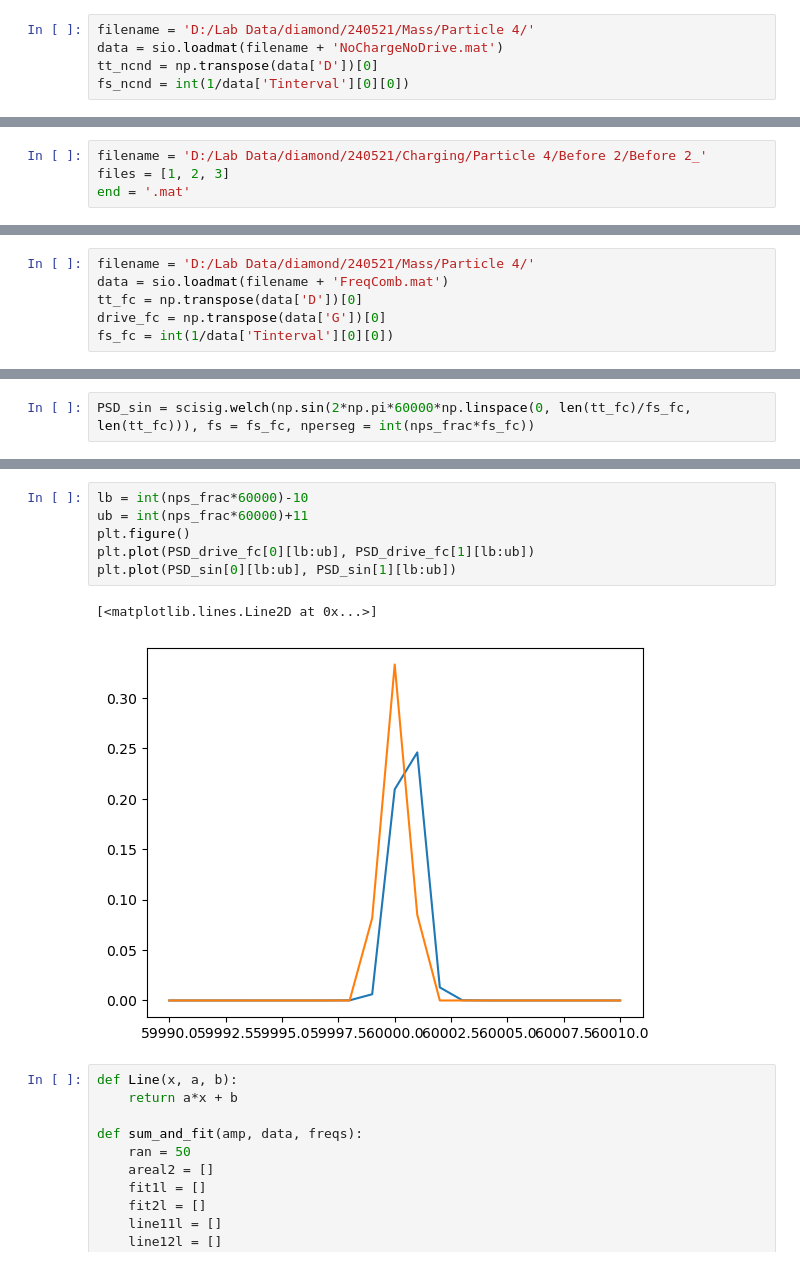
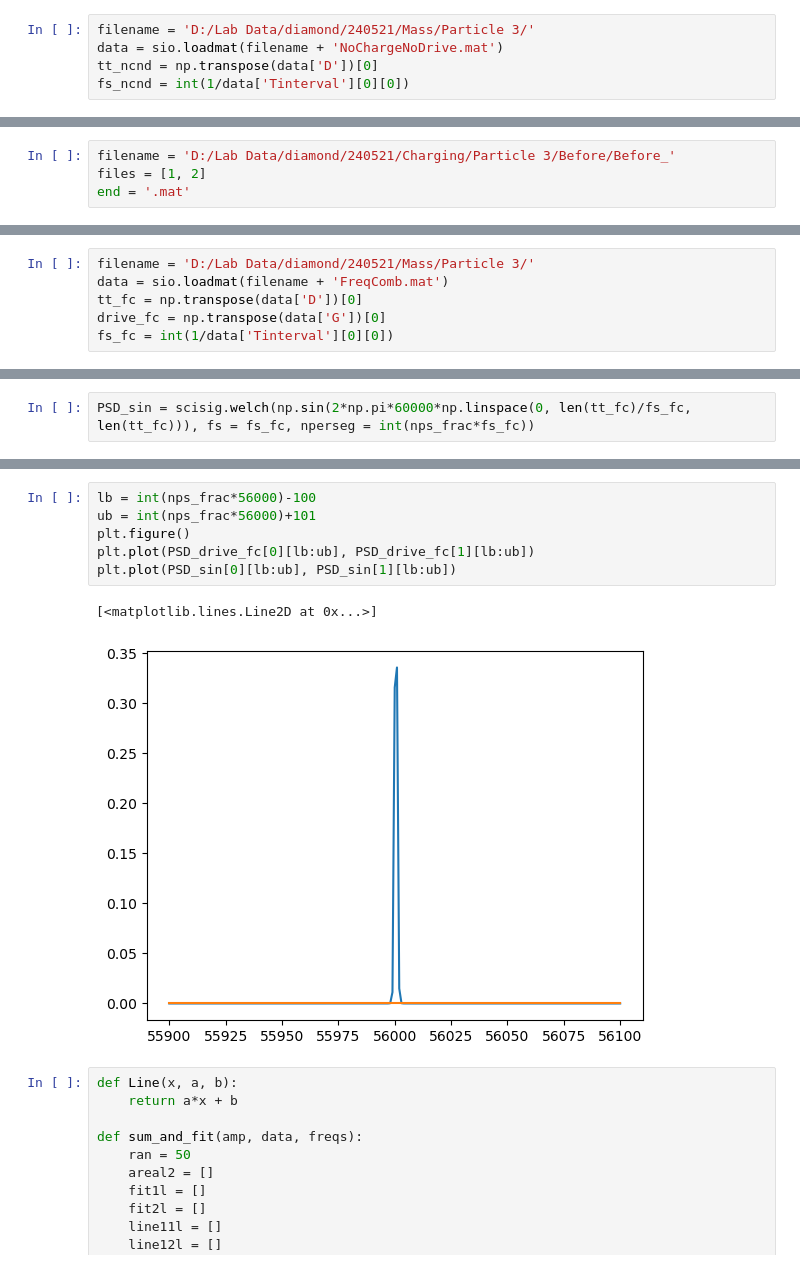
Before and after one commit to tompenny/SIMPLE_MASTQG_diamond, a Jupyter notebook: Particle Mass.ipynb, the cells around one changed output, grey strips where cells are left out. Saved outputs shown, nothing was run; the diff lists cells and outputs as text.

```diff
--- a/Particle Mass.ipynb
+++ b/Particle Mass.ipynb
@@ -7,7 +7,7 @@ import scipy.optimize as opt
 import analysis_utils as au
 import importlib
 # %%
-filename = 'D:/Lab Data/diamond/240521/Mass/Particle 4/'
+filename = 'D:/Lab Data/diamond/240521/Mass/Particle 3/'
 data = sio.loadmat(filename + 'NoChargeNoDrive.mat')
 tt_ncnd = np.transpose(data['D'])[0]
 fs_ncnd = int(1/data['Tinterval'][0][0])
@@ -55,8 +55,8 @@ print(area_2)
 # %%
 # Let's make a graph of charge changes to put in presentation
 # %%
-filename = 'D:/Lab Data/diamond/240521/Charging/Particle 4/Before 2/Before 2_'
-files = [1, 2, 3]
+filename = 'D:/Lab Data/diamond/240521/Charging/Particle 3/Before/Before_'
+files = [1, 2]
 end = '.mat'
 # %%
 X = np.zeros(0)
@@ -90,7 +90,7 @@ Text(0, 0.5, 'Charge (e)')
 # %%
 # So two charges on particle before frequency comb
 # %%
-filename = 'D:/Lab Data/diamond/240521/Mass/Particle 4/'
+filename = 'D:/Lab Data/diamond/240521/Mass/Particle 3/'
 data = sio.loadmat(filename + 'FreqComb.mat')
 tt_fc = np.transpose(data['D'])[0]
 drive_fc = np.transpose(data['G'])[0]
@@ -132,12 +132,12 @@ plt.plot(PSD_sin[0][lb:ub], PSD_sin[1][lb:ub])
 # %%
-lb = int(nps_frac*60000)-10
-ub = int(nps_frac*60000)+11
+lb = int(nps_frac*56000)-100
+ub = int(nps_frac*56000)+101
 plt.figure()
 plt.plot(PSD_drive_fc[0][lb:ub], PSD_drive_fc[1][lb:ub])
 plt.plot(PSD_sin[0][lb:ub], PSD_sin[1][lb:ub])
 # %% [output]
 [<matplotlib.lines.Line2D at 0x...>]
-[figure, old version]
+[figure, new version]
 # %%
 def Line(x, a, b):
     return a*x + b
```
Also changed, not shown: parts of 19 cells of this notebook.
